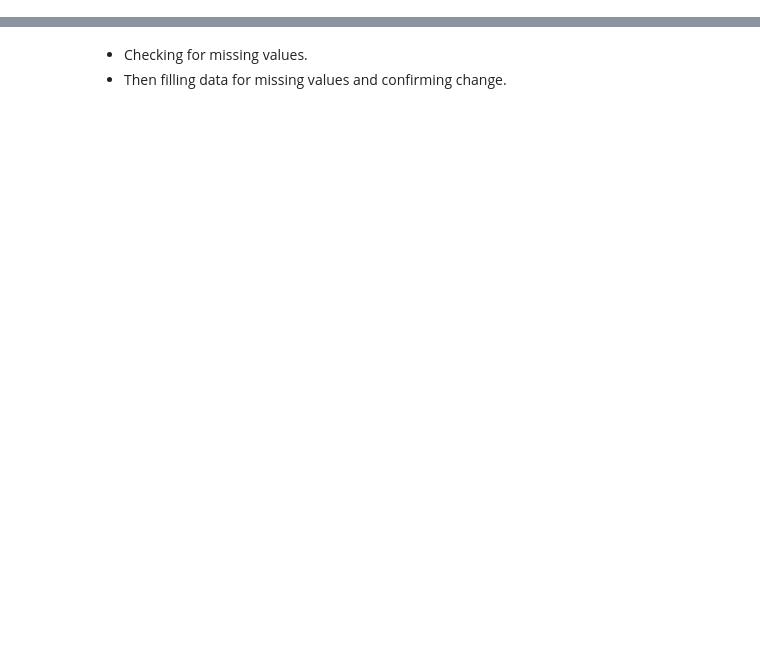
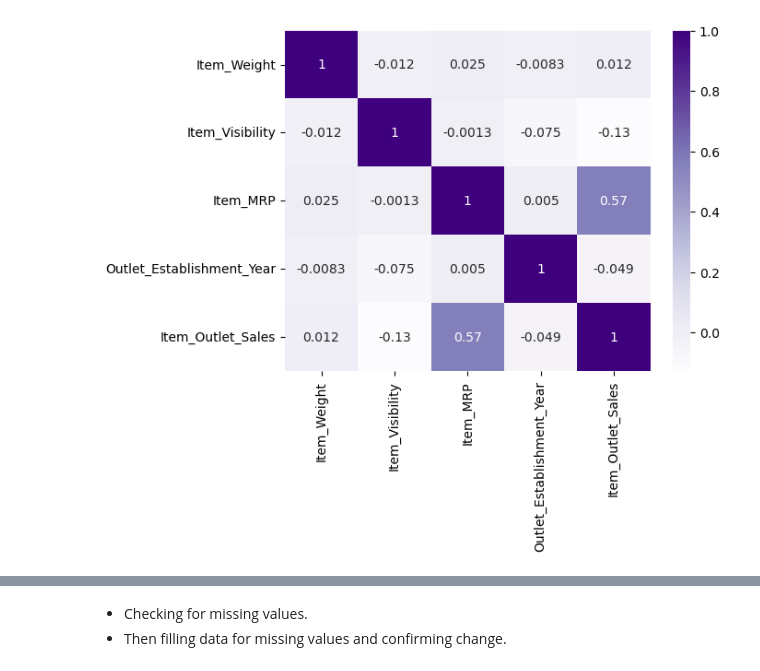
Before and after one commit to CaillahR/Importances-and-Coefficients, a Jupyter notebook: Part 1.ipynb, the cells around one changed output, grey strips where cells are left out. Cells and saved outputs as stored; diff of their text form; code cells hidden in the pictures; blank space fills up the shorter version.

```diff
--- a/Part 1.ipynb
+++ b/Part 1.ipynb
@@ -105,0 +204,4 @@ def plot_importance(importances, top_n=None,  figsize=(8,6)):
+# %%
+df = df.drop(columns= ["Outlet_Identifier", "Item_Identifier"])
+
+df.head()
@@ -105,0 +313,6 @@ def plot_importance(importances, top_n=None,  figsize=(8,6)):
+# %%
+corr = df.corr()
+sns.heatmap(corr, cmap = 'Purples', annot = True)
+plt.show()
+# %% [output]
+[figure, added]
```
Also changed, not shown: parts of 110 cells of this notebook.
